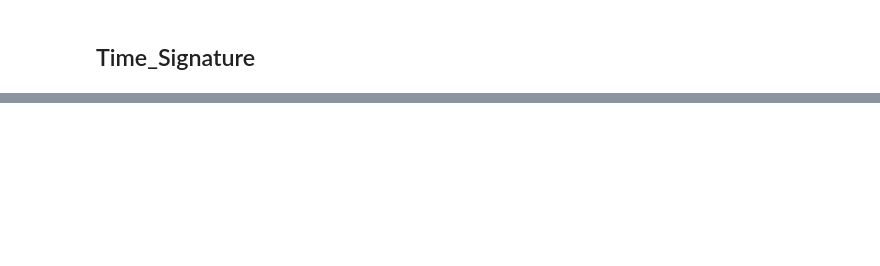
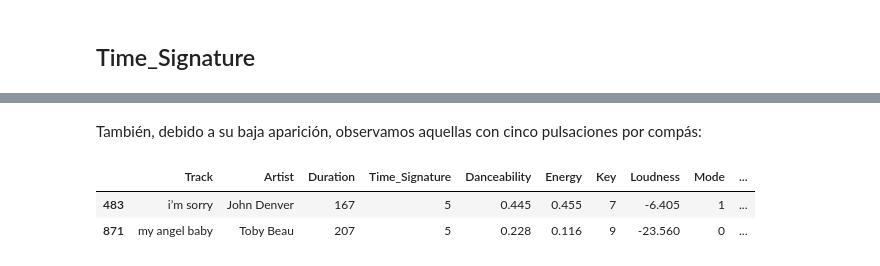
Before and after one commit to iroumec/TPE-FCD, a Jupyter notebook: Notebook.ipynb, the cells around one changed output, grey strips where cells are left out. Cells and saved outputs as stored; diff of their text form; code cells hidden in the pictures; blank space fills up the shorter version.

```diff
--- a/Notebook.ipynb
+++ b/Notebook.ipynb
@@ -556,0 +579,12 @@ Observamos canciones con un tiempo de compás de 1, lo cual es imposible.
+# %% [markdown]
+También, debido a su baja aparición, observamos aquellas con cinco pulsaciones por compás:
+# %%
+time_signature_dataset = duration_dataset.copy()
+
+time_signature_5 = time_signature_dataset[time_signature_dataset["Time_Signature"] == 5]
+
+time_signature_5
+# %% [output]
+|  | Track | Artist | Duration | Time_Signature | Danceability | Energy | Key | Loudness | Mode | ... |
+| 483 | i’m sorry | John Denver | 167 | 5 | 0.445 | 0.455 | 7 | -6.405 | 1 | ... |
+| 871 | my angel baby | Toby Beau | 207 | 5 | 0.228 | 0.116 | 9 | -23.560 | 0 | ... |
```
Also changed, not shown: parts of 20 cells of this notebook, 1 other file.
